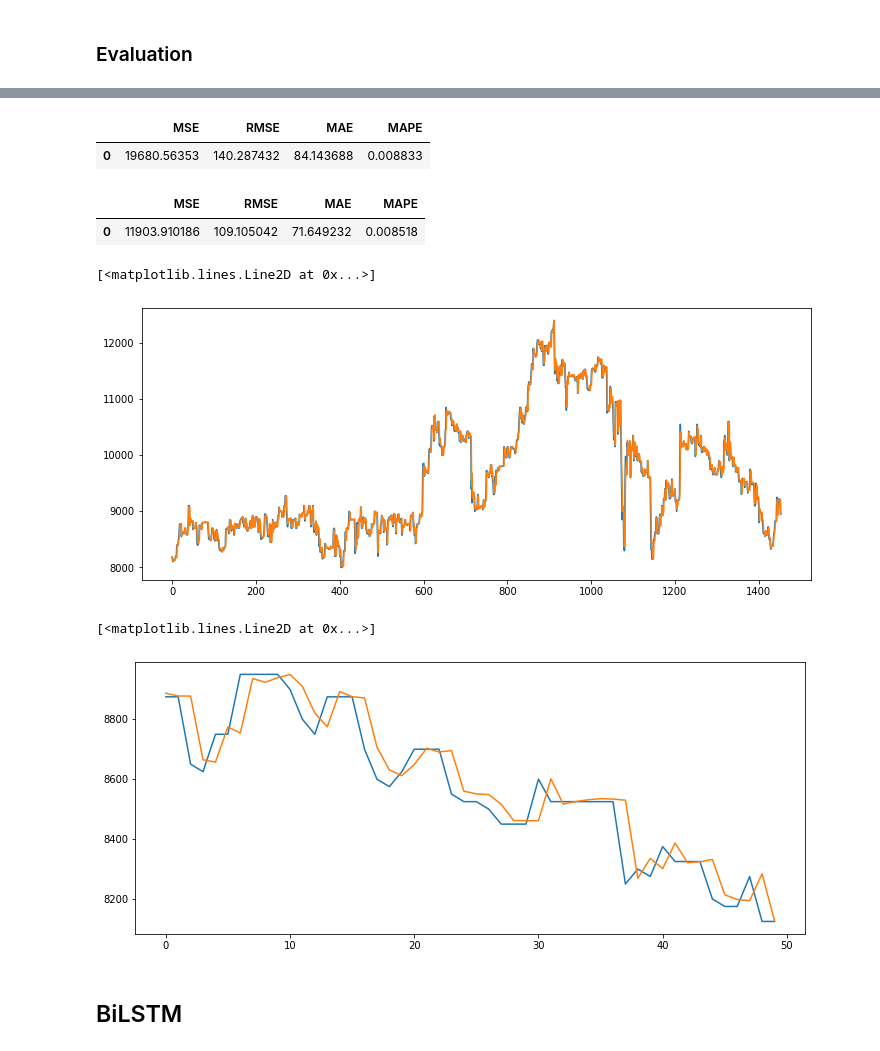
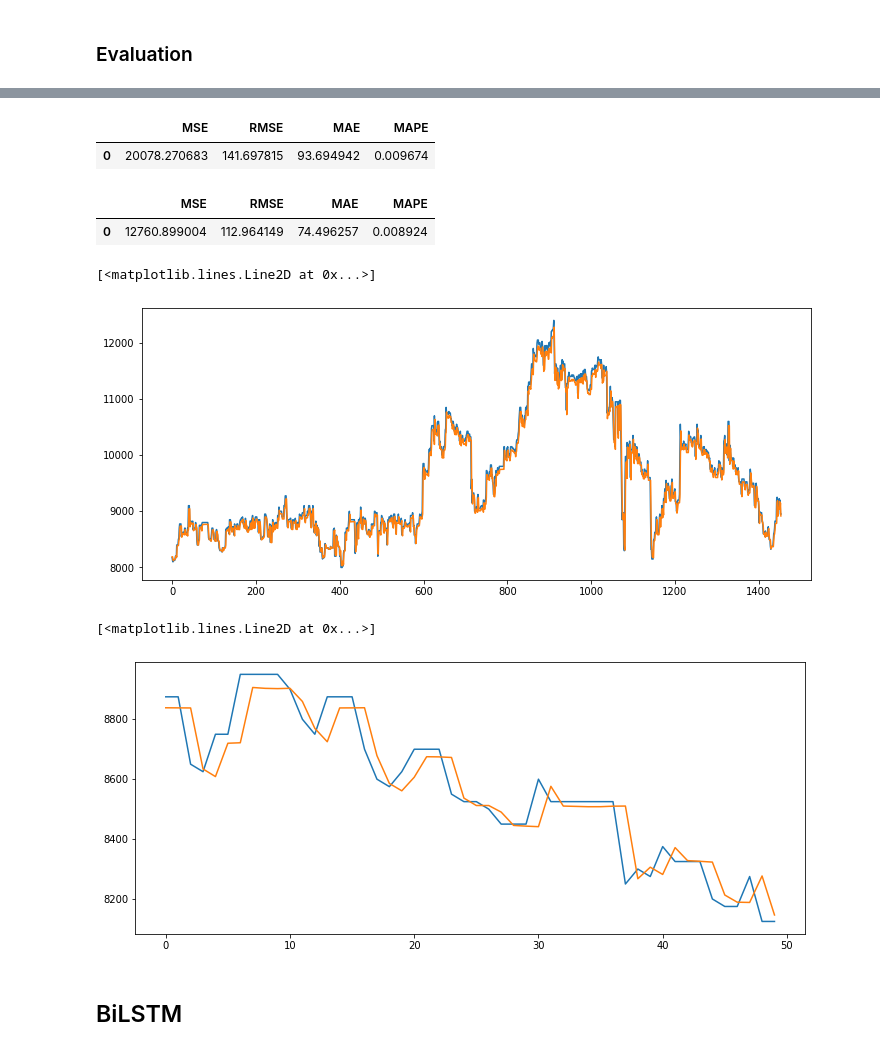
Before and after one commit to IrfanChairurrachman/bachelor-thesis, a Jupyter notebook: TA.ipynb, the cells around one changed output, grey strips where cells are left out. Saved outputs shown, nothing was run; the diff lists cells and outputs as text; code cells hidden in the pictures.

```diff
--- a/TA.ipynb
+++ b/TA.ipynb
@@ -434,3 +435,5 @@ Freq: D, Name: Close, Length: 1825, dtype: float64
+# %%
+ts2 = scaler.fit_transform(ts2)
 # %%
 train2, test2 = train_test_split_sequence(ts2)
 
@@ -708,7 +838,7 @@ lstmcnn = Sequential()
 
 lstmcnn.add(Conv1D(filters=64, kernel_size=2, activation='relu'))
 lstmcnn.add(LSTM(64, activation='relu'))
-lstmcnn.add(Dense(64, activation='relu'))
+# lstmcnn.add(Dense(64, activation='relu'))
 lstmcnn.add(Dense(1))
 
 lstmcnn.compile(loss='mae', optimizer=keras.optimizers.Adam(learning_rate=0.001))
@@ -734,6 +862,6 @@ Trainable params: 37,441
 Non-trainable params: 0
 _________________________________________________________________
 # %%
-historylstmncnn = lstmcnn.fit(X_train2, y_train2, epochs=150, validation_data=(X_test2, y_test2))
+historylstmncnn = lstmcnn.fit(X_train2, y_train2, epochs=50, validation_data=(X_test2, y_test2))
 # %% [output]
 Epoch 1/150
@@ -760,6 +888,11 @@ lstmcnn.save('cnn_lstm.h5')
 # %%
 cnn_train = lstmcnn.predict(X_train2)
 cnn_test = lstmcnn.predict(X_test2)
+
+cnn_train = scaler.inverse_transform(cnn_train)
+train_y = scaler.inverse_transform(y_train2)
+cnn_test = scaler.inverse_transform(cnn_test)
+test_y = scaler.inverse_transform(y_test2)
 # %%
 plt.figure(figsize=(12,5))
 plt.plot(historylstmncnn.history['loss'][:50])
@@ -776,30 +909,30 @@ def metrics_evaluation_regression(test, predict):
       'MAPE': [mean_absolute_percentage_error(test, predict)]
   })
   return metrics
-# %%
-metrics_evaluation_regression(y_train2, lstmcnn.predict(X_train2))
-# %% [output]
-|  | MSE | RMSE | MAE | MAPE |
-| 0 | 19680.56353 | 140.287432 | 84.143688 | 0.008833 |
-# %%
-metrics_evaluation_regression(y_test2, lstmcnn.predict(X_test2))
-# %% [output]
-|  | MSE | RMSE | MAE | MAPE |
-| 0 | 11903.910186 | 109.105042 | 71.649232 | 0.008518 |
+# %%
+metrics_evaluation_regression(train_y, cnn_train)
+# %% [output]
+|  | MSE | RMSE | MAE | MAPE |
+| 0 | 20078.270683 | 141.697815 | 93.694942 | 0.009674 |
+# %%
+metrics_evaluation_regression(test_y, cnn_test)
+# %% [output]
+|  | MSE | RMSE | MAE | MAPE |
+| 0 | 12760.899004 | 112.964149 | 74.496257 | 0.008924 |
 # %%
 plt.figure(figsize=(12,5))
-plt.plot(y_train2)
-plt.plot(lstmcnn.predict(X_train2))
+plt.plot(train_y)
+plt.plot(cnn_train)
 # %% [output]
 [<matplotlib.lines.Line2D at 0x...>]
-[figure, old version]
+[figure, new version]
 # %%
 plt.figure(figsize=(12,5))
-plt.plot(y_test2[:50])
-plt.plot(lstmcnn.predict(X_test2[:50]))
+plt.plot(test_y[:50])
+plt.plot(cnn_test[:50])
 # %% [output]
 [<matplotlib.lines.Line2D at 0x...>]
-[figure, old version]
+[figure, new version]
 # %% [markdown]
 ## BiLSTM
 # %% [markdown]
```
Also changed, not shown: parts of 17 cells of this notebook.
